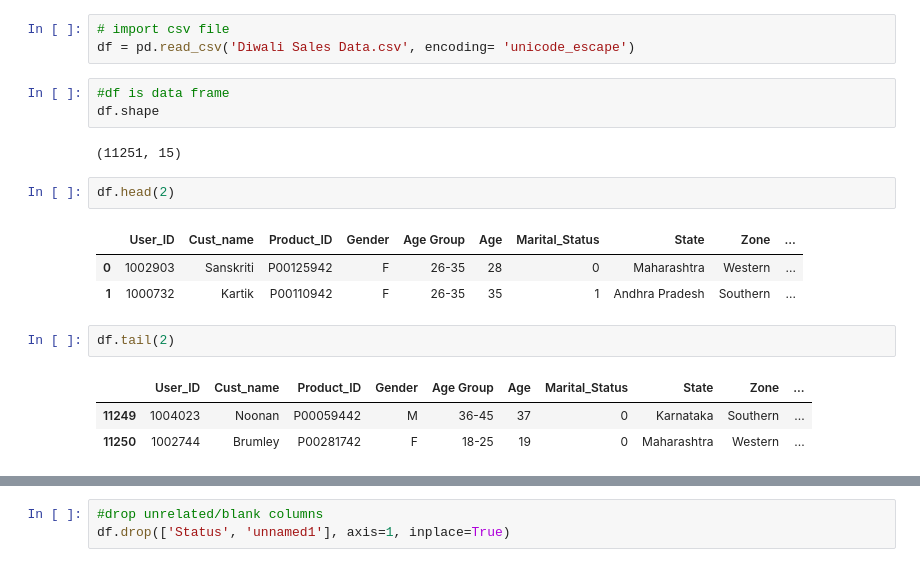
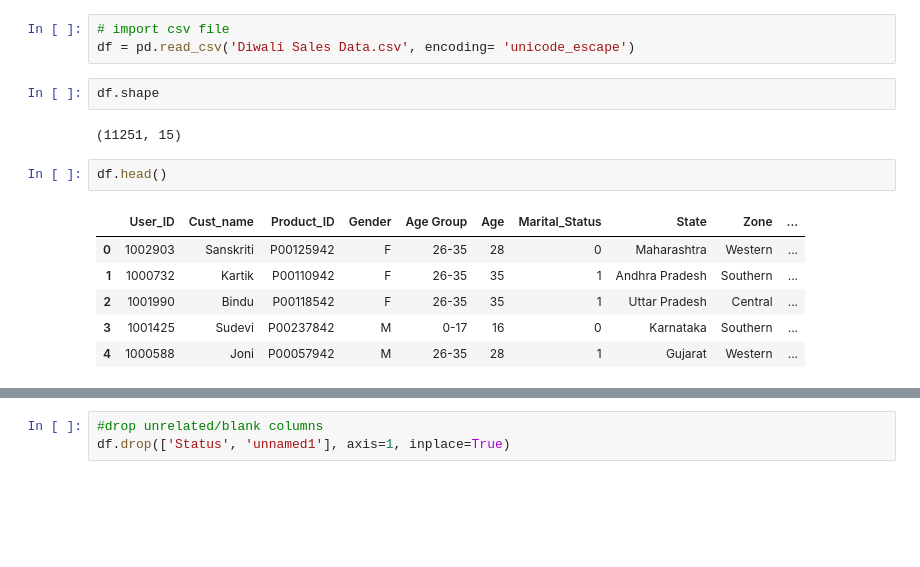
Before and after one commit to shiva3994/Practice, a Jupyter notebook: Daily Python/Diwali_Sales_Analysis.ipynb, the cells around one changed output, grey strips where cells are left out. Saved outputs shown, nothing was run; the diff lists cells and outputs as text; blank space fills up the shorter version.

```diff
--- a/Daily Python/Diwali_Sales_Analysis.ipynb
+++ b/Daily Python/Diwali_Sales_Analysis.ipynb
@@ -10,22 +10,18 @@ import seaborn as sns
 # import csv file
 df = pd.read_csv('Diwali Sales Data.csv', encoding= 'unicode_escape')
 # %%
-#df is data frame
 df.shape
 # %% [output]
 (11251, 15)
 # %%
-df.head(2)
+df.head()
 # %% [output]
 |  | User_ID | Cust_name | Product_ID | Gender | Age Group | Age | Marital_Status | State | Zone | ... |
 | 0 | 1002903 | Sanskriti | P00125942 | F | 26-35 | 28 | 0 | Maharashtra | Western | ... |
 | 1 | 1000732 | Kartik | P00110942 | F | 26-35 | 35 | 1 | Andhra Pradesh | Southern | ... |
+| 2 | 1001990 | Bindu | P00118542 | F | 26-35 | 35 | 1 | Uttar Pradesh | Central | ... |
+| 3 | 1001425 | Sudevi | P00237842 | M | 0-17 | 16 | 0 | Karnataka | Southern | ... |
+| 4 | 1000588 | Joni | P00057942 | M | 26-35 | 28 | 1 | Gujarat | Western | ... |
-# %%
-df.tail(2)
-# %% [output]
-|  | User_ID | Cust_name | Product_ID | Gender | Age Group | Age | Marital_Status | State | Zone | ... |
-| 11249 | 1004023 | Noonan | P00059442 | M | 36-45 | 37 | 0 | Karnataka | Southern | ... |
-| 11250 | 1002744 | Brumley | P00281742 | F | 18-25 | 19 | 0 | Maharashtra | Western | ... |
 # %%
 df.info()
 # %% [output]
```
Also changed, not shown: parts of 14 cells of this notebook, 6 other files.
